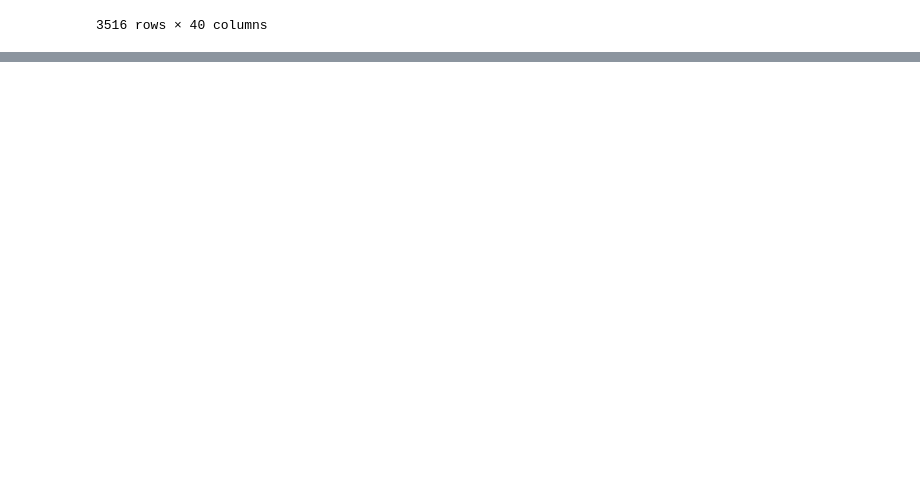
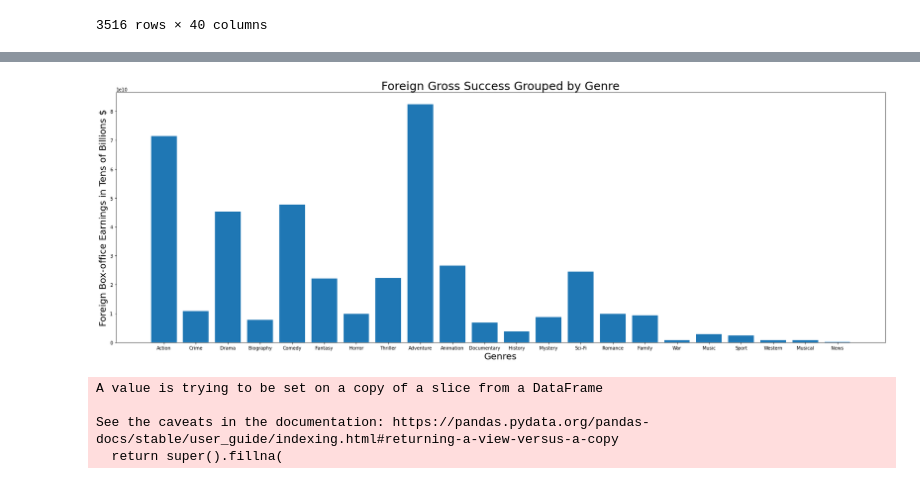
Before and after one commit to eldrickie/Film_Success_Factors, a Jupyter notebook: basicRatingDraft3(joinGross).ipynb, the cells around one changed output, grey strips where cells are left out. Saved outputs shown, nothing was run; the diff lists cells and outputs as text; code cells hidden in the pictures; blank space fills up the shorter version.

```diff
--- a/basicRatingDraft3(joinGross).ipynb
+++ b/basicRatingDraft3(joinGross).ipynb
@@ -331,0 +470,2 @@ gbr_df.loc[gbr_df['domestic_gross'].isna() == False]
+# %%
+gbr_df['foreign_gross'] = gbr_df['foreign_gross'].str.replace(',', "").astype(float)
@@ -331,0 +518,3 @@ gbr_df.loc[gbr_df['domestic_gross'].isna() == False]
+# %%
+for genre in genre_count:
+    print(genre, gbr_df.loc[gbr_df[genre] == 1]['foreign_gross'].sum())
@@ -331,0 +539,18 @@ gbr_df.loc[gbr_df['domestic_gross'].isna() == False]
+# %%
+genreForeign = [(genre, gbr_df.loc[gbr_df[genre] == 1]
+             ['foreign_gross'].sum()) for genre in genre_count]
+# %%
+fig, ax = plt.subplots(figsize = (30,10))
+ax.bar(x = [i[0] for i in genreForeign] , height = [i[1] for i in genreForeign])
+ax.set_xlabel('Genres', fontsize = 20)
+ax.set_ylabel('Foreign Box-office Earnings in Tens of Billions $', fontsize = 20)
+ax.set_title('Foreign Gross Success Grouped by Genre', fontsize = 25);
+# %% [output]
+[figure, added]
+# %%
+gbr_df['foreign_gross'].fillna(round(gbr_df['domestic_gross'] * ratio), inplace = True)
+# %% [output]
+A value is trying to be set on a copy of a slice from a DataFrame
+
+See the caveats in the documentation: https://pandas.pydata.org/pandas-docs/stable/user_guide/indexing.html#returning-a-view-versus-a-copy
+  return super().fillna(
```
Also changed, not shown: parts of 90 cells of this notebook, 4 other files.
